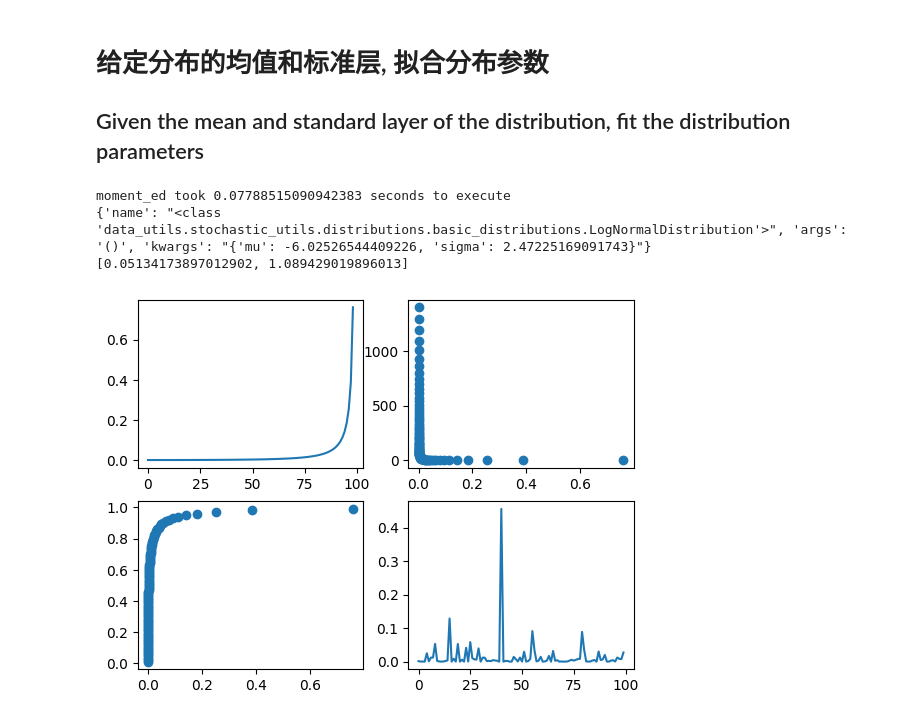
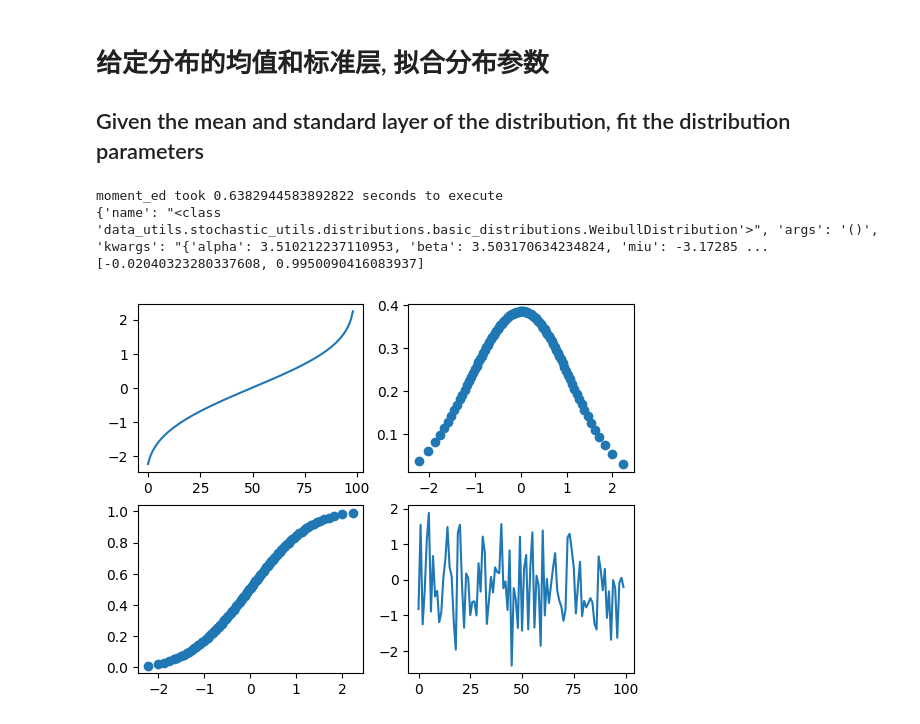
Before and after one commit to Sy-Sang/data_utils, a Jupyter notebook: data_utils/stochastic_utils/distributions/README.ipynb, the cells around one changed output. Saved outputs shown, nothing was run; the diff lists cells and outputs as text; code cells hidden in the pictures.

```diff
--- a/data_utils/stochastic_utils/distributions/README.ipynb
+++ b/data_utils/stochastic_utils/distributions/README.ipynb
@@ -75,17 +75,17 @@ pyplot.show()
 # 给定分布的均值和标准层, 拟合分布参数
 ## Given the mean and standard layer of the distribution, fit the distribution parameters
 # %%
-lnd, moments, _ = moment_ed({"mean":0, "std":1}, LogNormalDistribution, timer=True, epoch=1000)
+lnd, moments, _ = moment_ed({"mean":0, "std":1}, WeibullDistribution, timer=True, epoch=5000)
 print(lnd)
 print(moments)
 fig, axs = pyplot.subplots(2,2)
 axs[0][0].plot(lnd.ppf().y)
 axs[0][1].scatter(x = lnd.pdf().x, y = lnd.pdf().y)
 axs[1][0].scatter(x = lnd.cdf().x, y = lnd.cdf().y)
 axs[1][1].plot(lnd.rvf(100))
 pyplot.show()
 # %% [output]
-moment_ed took 0.07788515090942383 seconds to execute
-{'name': "<class 'data_utils.stochastic_utils.distributions.basic_distributions.LogNormalDistribution'>", 'args': '()', 'kwargs': "{'mu': -6.02526544409226, 'sigma': 2.47225169091743}"}
-[0.05134173897012902, 1.089429019896013]
+moment_ed took 0.6382944583892822 seconds to execute
+{'name': "<class 'data_utils.stochastic_utils.distributions.basic_distributions.WeibullDistribution'>", 'args': '()', 'kwargs': "{'alpha': 3.510212237110953, 'beta': 3.503170634234824, 'miu': -3.17285 ...
+[-0.02040323280337608, 0.9950090416083937]
-[figure, old version]
+[figure, new version]
```
Also changed, not shown: 5 other files.
